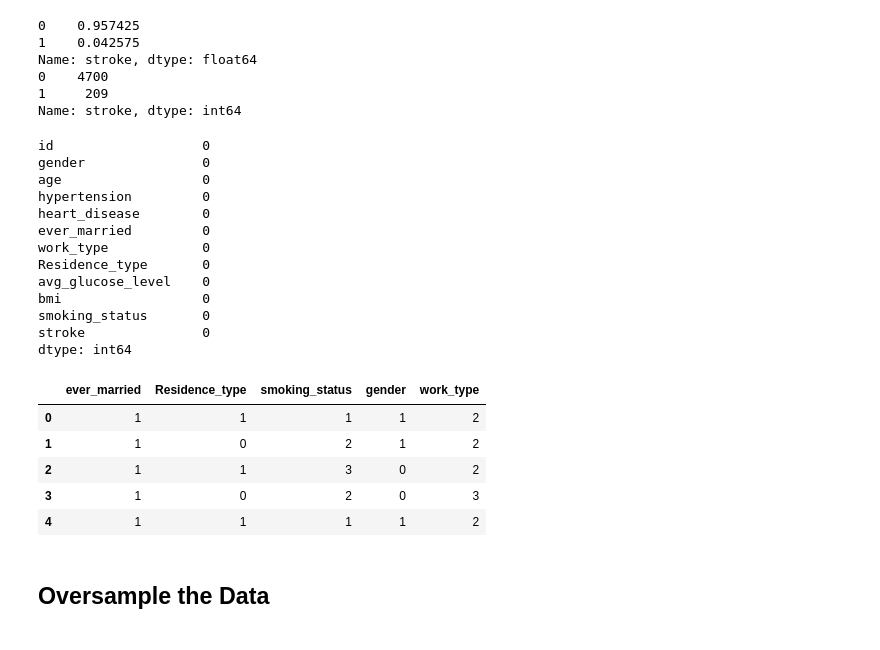
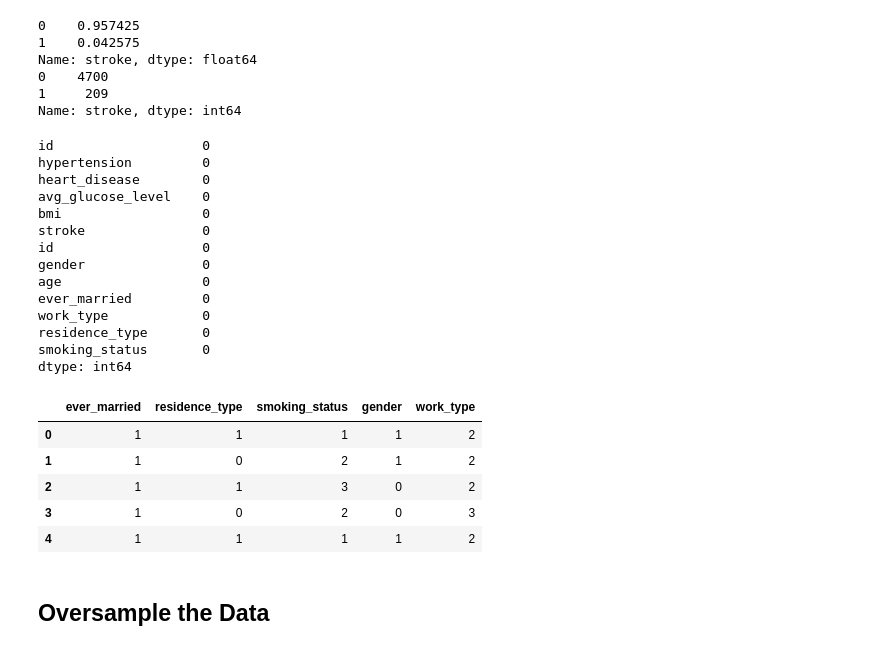
Before and after one commit to AimeeJLewis/Final_Group_Project, a Jupyter notebook: Stroke_Machine_Learning.ipynb, the cells around one changed output. Cells and saved outputs as stored; diff of their text form; code cells hidden in the pictures.

```diff
--- a/Stroke_Machine_Learning.ipynb
+++ b/Stroke_Machine_Learning.ipynb
@@ -12,7 +13,7 @@ from sqlalchemy import create_engine
 ## Connect to Database
 # %%
 # estblish engine
-engine = create_engine('postgresql://postgres:postgres@localhost:5432/Brain_Stroke_DB')
+engine = create_engine(postgres_address)
 # %%
 # connect to database
 conn = engine.connect()
@@ -22,8 +37,6 @@ pd.read_sql('SELECT * FROM stroke_data', conn)
 # %%
 # join datasets and establish dataframe
 df = pd.read_sql('SELECT * FROM health_data JOIN demographics ON health_data.id = demographics.id', conn)
-# %%
-df = pd.read_csv("Brain_Stroke_Data/stroke_data_clean.csv")
 # %%
 df
 # %% [output]
@@ -60,18 +73,19 @@ df.dropna(inplace=True)
 # check if there are null values after dropping
 df.isnull().sum()
 # %% [output]
+id                   0
+hypertension         0
+heart_disease        0
+avg_glucose_level    0
+bmi                  0
+stroke               0
 id                   0
 gender               0
 age                  0
-hypertension         0
-heart_disease        0
 ever_married         0
 work_type            0
-Residence_type       0
-avg_glucose_level    0
-bmi                  0
+residence_type       0
 smoking_status       0
-stroke               0
 dtype: int64
 # %%
 # estblish the label encoder
@@ -81,20 +95,20 @@ enc=LabelEncoder()
 gender=enc.fit_transform(df['gender'])
 smoking_status=enc.fit_transform(df['smoking_status'])
 work_type=enc.fit_transform(df['work_type'])
-Residence_type=enc.fit_transform(df['Residence_type'])
+Residence_type=enc.fit_transform(df['residence_type'])
 ever_married=enc.fit_transform(df['ever_married'])
 # %%
 # replace categorical columns with the transformed numerical columns
 df['ever_married']=ever_married
-df['Residence_type']=Residence_type
+df['residence_type']=Residence_type
 df['smoking_status']=smoking_status
 df['gender']=gender
 df['work_type']=work_type
 # %%
 # check that the categorical columns were changed to numerical columns
-df[['ever_married', 'Residence_type', 'smoking_status', 'gender', 'work_type']].head()
+df[['ever_married', 'residence_type', 'smoking_status', 'gender', 'work_type']].head()
 # %% [output]
-|  | ever_married | Residence_type | smoking_status | gender | work_type |
+|  | ever_married | residence_type | smoking_status | gender | work_type |
 | 0 | 1 | 1 | 1 | 1 | 2 |
 | 1 | 1 | 0 | 2 | 1 | 2 |
 | 2 | 1 | 1 | 3 | 0 | 2 |
```
Also changed, not shown: parts of 7 cells of this notebook, 3 other files.
